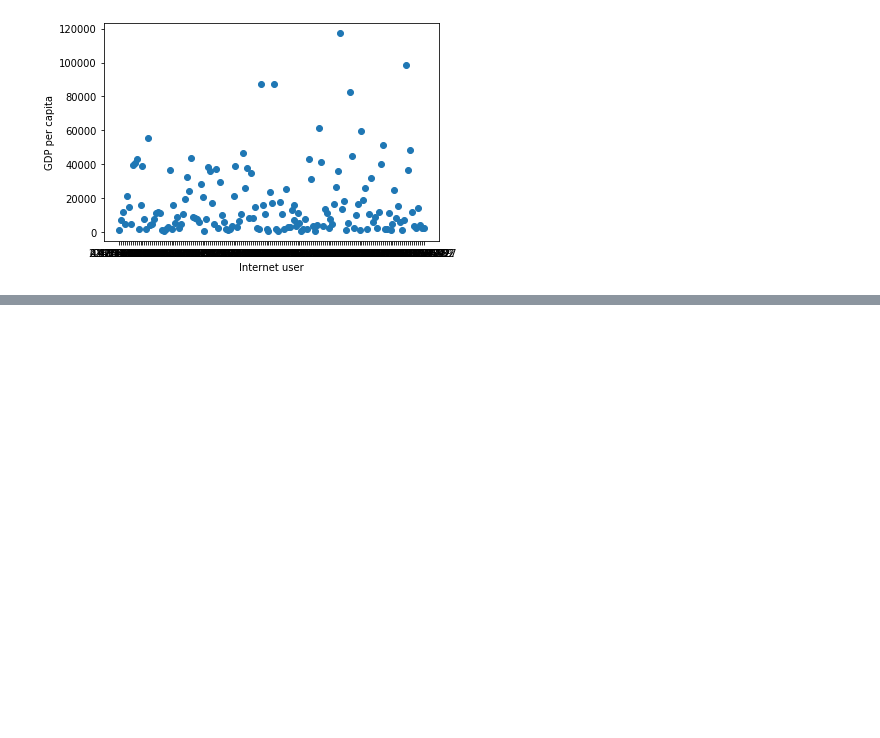
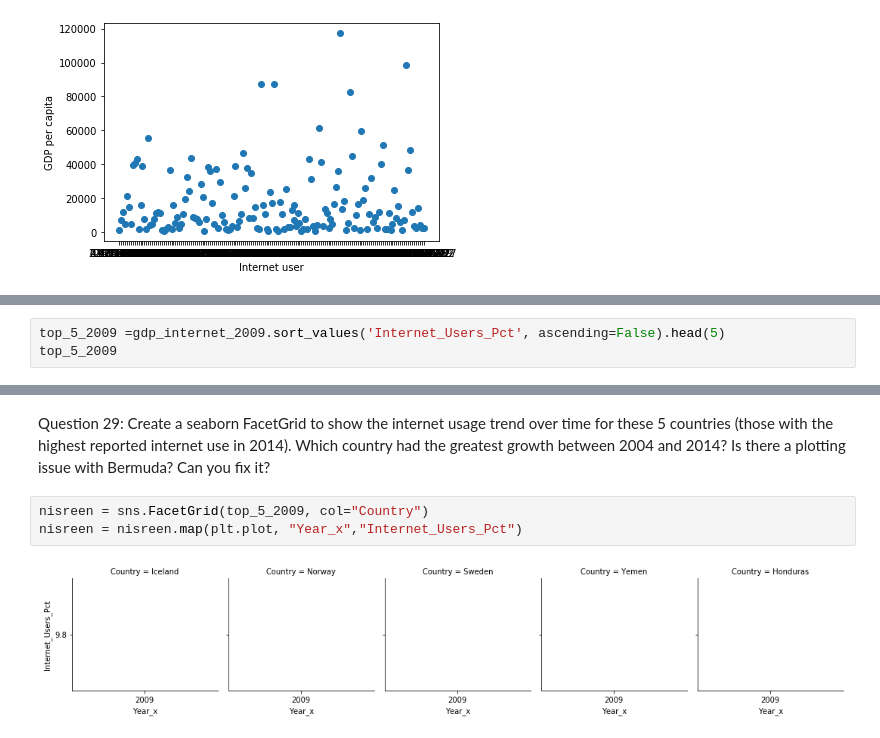
Before and after one commit to arikhursheed/gdp-and-internet-usage-arikhursheed, a Jupyter notebook: notebooks/un_data_explore.ipynb, the cells around one changed output, grey strips where cells are left out. Cells and saved outputs as stored; diff of their text form; blank space fills up the shorter version.

```diff
--- a/notebooks/un_data_explore.ipynb
+++ b/notebooks/un_data_explore.ipynb
@@ -400,0 +465,3 @@ Text(0, 0.5, 'GDP per capita')
+# %%
+top_5_2009 =gdp_internet_2009.sort_values('Internet_Users_Pct', ascending=False).head(5)
+top_5_2009
@@ -400,0 +512,7 @@ Text(0, 0.5, 'GDP per capita')
+# %% [markdown]
+Question 29: Create a seaborn FacetGrid to show the internet usage trend over time for these 5 countries (those with the highest reported internet use in 2014). Which country had the greatest growth between 2004 and 2014? Is there a plotting issue with Bermuda? Can you fix it?
+# %%
+nisreen = sns.FacetGrid(top_5_2009, col="Country")
+nisreen = nisreen.map(plt.plot, "Year_x","Internet_Users_Pct")
+# %% [output]
+[figure, added]
```
Also changed, not shown: parts of 22 cells of this notebook.
